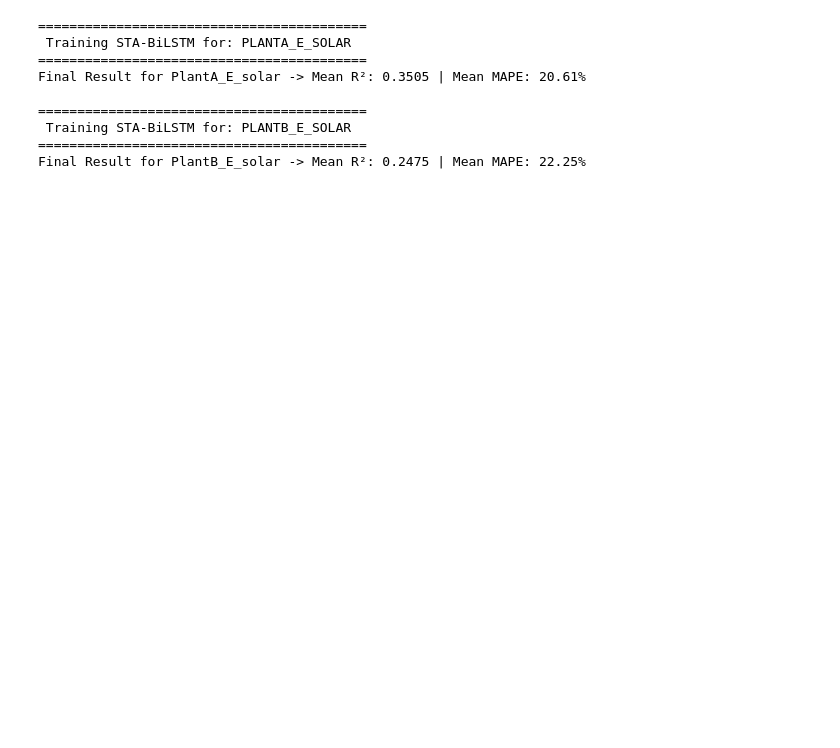
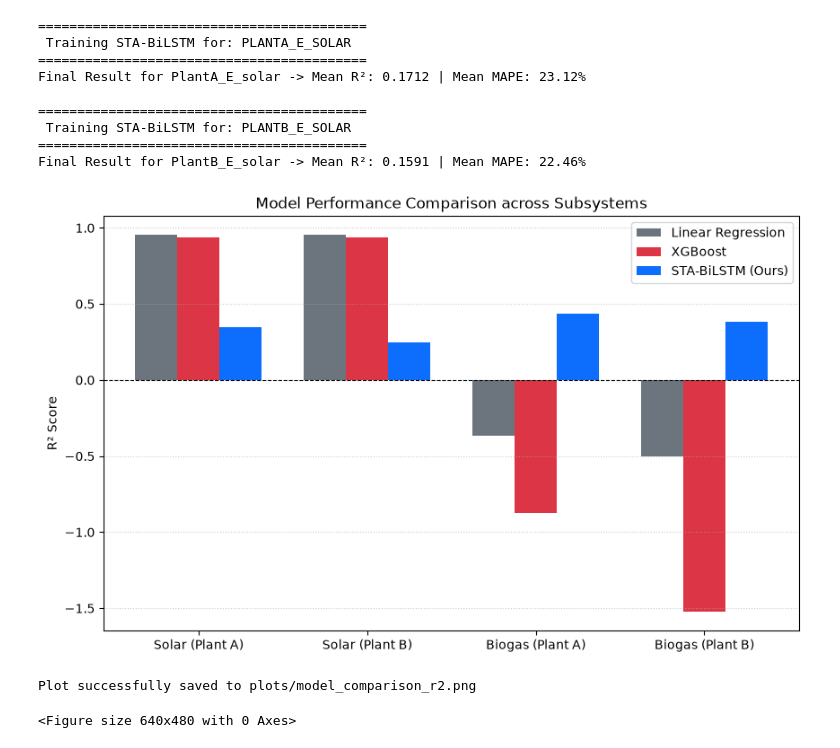
Before and after one commit to Md-Nur/Next-Gen-Research, a Jupyter notebook: train_sta_bilstm.ipynb, the cells around one changed output. Drawn from its saved outputs; the diff is of its cells as text; code cells hidden in the pictures; blank space fills up the shorter version.

```diff
--- a/train_sta_bilstm.ipynb
+++ b/train_sta_bilstm.ipynb
@@ -133,19 +148,13 @@ def train_and_evaluate_deep_model(data_path, target_col, window_size=14):
 # %%
-if __name__ == "__main__":
-    # Comment out the biogas runs since they are fully completed
-    # train_and_evaluate_deep_model("data/processed_dataset.csv", "PlantA_E_biogas")
-    # train_and_evaluate_deep_model("data/processed_dataset.csv", "PlantB_E_biogas")
-
-    # Run the Solar targets
-    train_and_evaluate_deep_model("data/processed_dataset.csv", "PlantA_E_solar")
-    train_and_evaluate_deep_model("data/processed_dataset.csv", "PlantB_E_solar")
+train_and_evaluate_deep_model("data/processed_dataset.csv", "PlantA_E_solar")
+train_and_evaluate_deep_model("data/processed_dataset.csv", "PlantB_E_solar")
 # %% [output]
 ==========================================
  Training STA-BiLSTM for: PLANTA_E_SOLAR
 ==========================================
-Final Result for PlantA_E_solar -> Mean R²: 0.3505 | Mean MAPE: 20.61%
+Final Result for PlantA_E_solar -> Mean R²: 0.1712 | Mean MAPE: 23.12%
 
 ==========================================
  Training STA-BiLSTM for: PLANTB_E_SOLAR
 ==========================================
-Final Result for PlantB_E_solar -> Mean R²: 0.2475 | Mean MAPE: 22.25%
+Final Result for PlantB_E_solar -> Mean R²: 0.1591 | Mean MAPE: 22.46%
@@ -151,0 +164,32 @@ Final Result for PlantB_E_solar -> Mean R²: 0.2475 | Mean MAPE: 22.25%
+# %%
+# Data from your execution runs
+categories = ["Solar (Plant A)", "Solar (Plant B)", "Biogas (Plant A)", "Biogas (Plant B)"]
+lr_r2 = [0.9555, 0.9555, -0.3666, -0.5013]
+xgb_r2 = [0.9404, 0.9404, -0.8750, -1.5220]
+bilstm_r2 = [0.3505, 0.2475, 0.4343, 0.3840]
+# %%
+x = np.arange(len(categories))
+width = 0.25
+# %%
+fig, ax = plt.subplots(figsize=(10, 6))
+ax.bar(x - width, lr_r2, width, label="Linear Regression", color="#6c757d")
+ax.bar(x, xgb_r2, width, label="XGBoost", color="#dc3545")
+ax.bar(x + width, bilstm_r2, width, label="STA-BiLSTM (Ours)", color="#0d6efd")
+
+ax.set_ylabel("R² Score")
+ax.set_title("Model Performance Comparison across Subsystems")
+ax.set_xticks(x)
+ax.set_xticklabels(categories)
+ax.legend()
+ax.axhline(0, color="black", linewidth=0.8, linestyle="--")
+plt.grid(axis="y", linestyle=":", alpha=0.6)
+# %% [output]
+[figure, added]
+# %%
+# Save the plot
+plot_path = "plots/model_comparison_r2.png"
+plt.savefig(plot_path, dpi=300, bbox_inches="tight")
+print(f"Plot successfully saved to {plot_path}")
+# %% [output]
+Plot successfully saved to plots/model_comparison_r2.png
+<Figure size 640x480 with 0 Axes>
```
Also changed, not shown: parts of 3 cells of this notebook, 2 other files.
